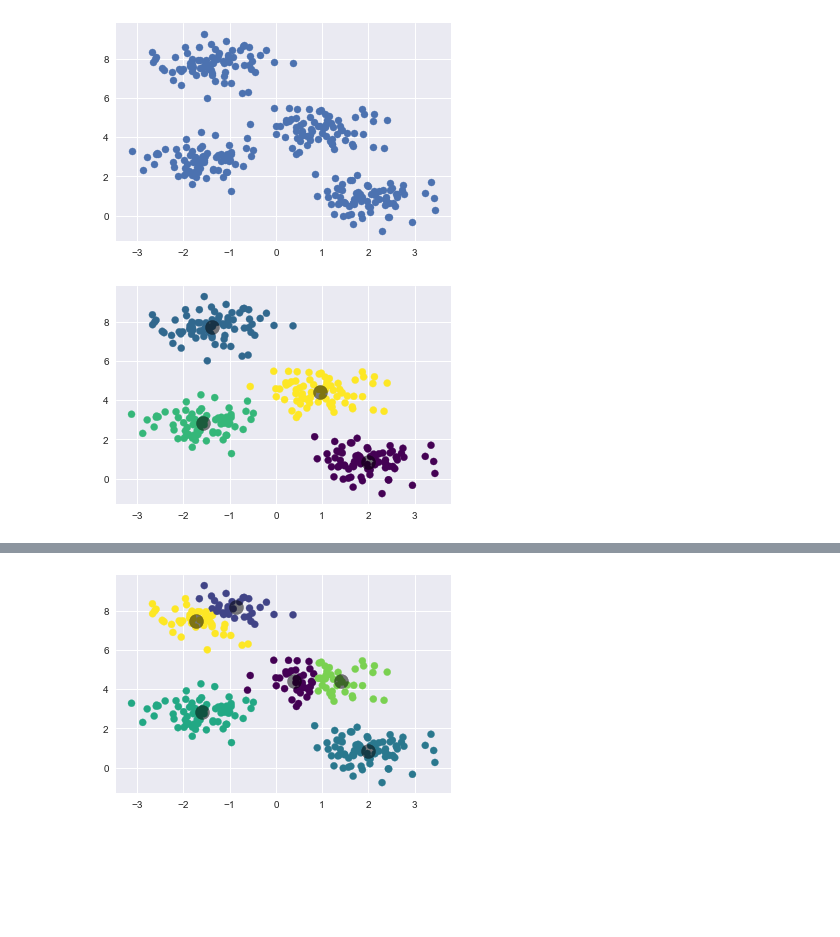
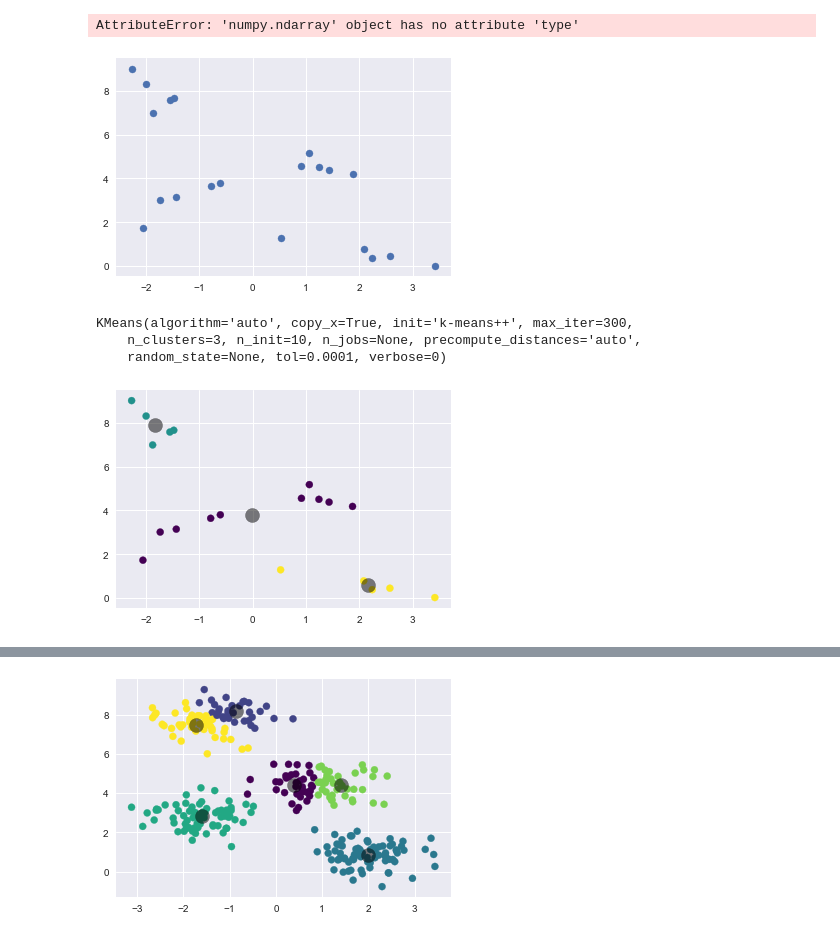
Before and after one commit to asdfertyy/project, a Jupyter notebook: fcommunity/accounts/templates/accounts/Untitled.ipynb, the cells around one changed output, grey strips where cells are left out. Saved outputs shown, nothing was run; the diff lists cells and outputs as text; code cells hidden in the pictures; blank space fills up the shorter version.

```diff
--- a/fcommunity/accounts/templates/accounts/Untitled.ipynb
+++ b/fcommunity/accounts/templates/accounts/Untitled.ipynb
@@ -4,20 +4,26 @@ import matplotlib.pyplot as plt
 import seaborn as sns; sns.set()  # for plot styling
 import numpy as np
 from sklearn.datasets.samples_generator import make_blobs
-X, y_true = make_blobs(n_samples=300, centers=4,
+X, y_true = make_blobs(n_samples=20, centers=4,
                        cluster_std=0.60, random_state=0)
 plt.scatter(X[:, 0], X[:, 1], s=50);
+print X.type()
 # %% [output]
+AttributeError: 'numpy.ndarray' object has no attribute 'type'
-[figure, old version]
+[figure, new version]
 # %%
 from sklearn.cluster import KMeans
-kmeans = KMeans(n_clusters=4)
+kmeans = KMeans(n_clusters=3)
 kmeans.fit(X)
 y_kmeans = kmeans.predict(X)
 
 plt.scatter(X[:, 0], X[:, 1], c=y_kmeans, s=50, cmap='viridis')
 
 centers = kmeans.cluster_centers_
 plt.scatter(centers[:, 0], centers[:, 1], c='black', s=200, alpha=0.5);
+print kmeans.fit(X)
 # %% [output]
+KMeans(algorithm='auto', copy_x=True, init='k-means++', max_iter=300,
+    n_clusters=3, n_init=10, n_jobs=None, precompute_distances='auto',
+    random_state=None, tol=0.0001, verbose=0)
-[figure, old version]
+[figure, new version]
```
Also changed, not shown: parts of 7 cells of this notebook, 24 other files.
